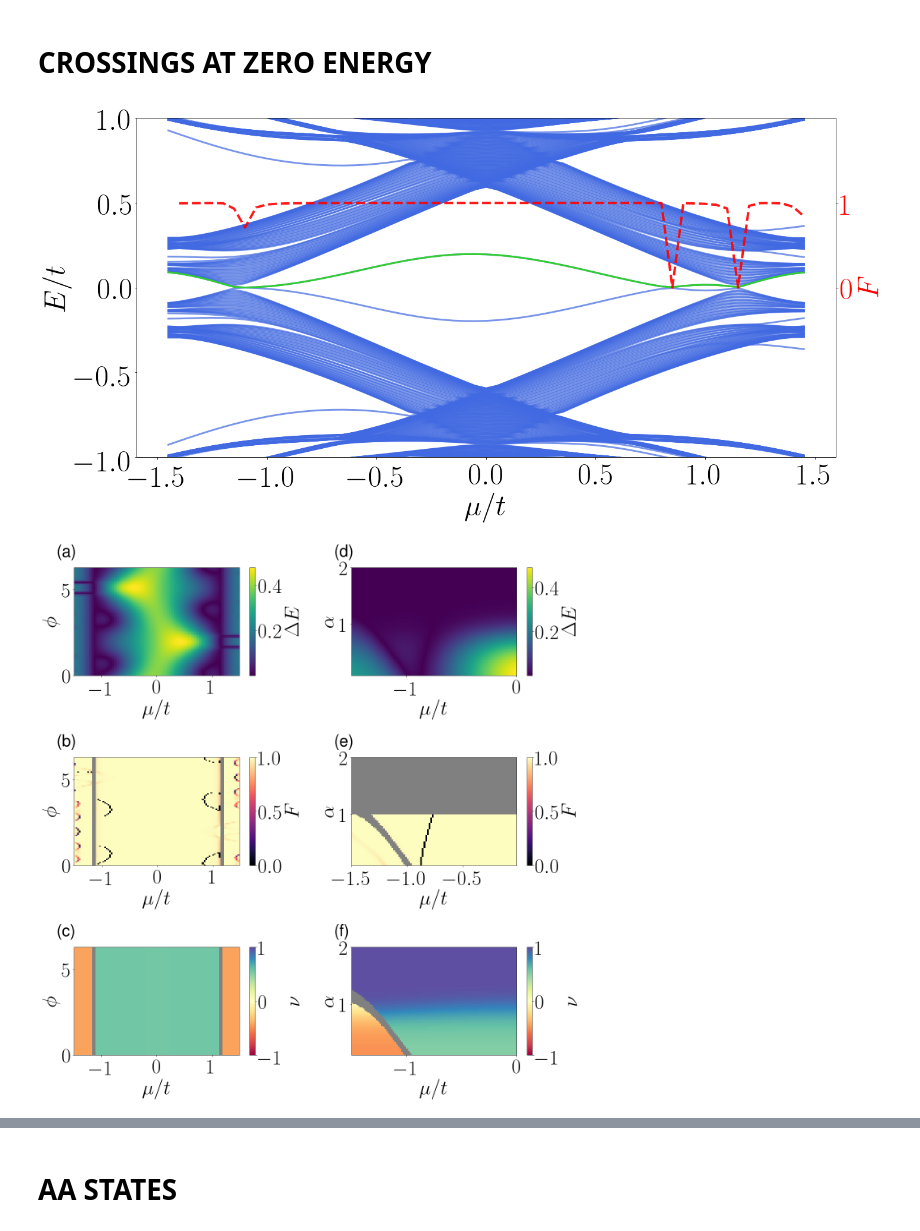
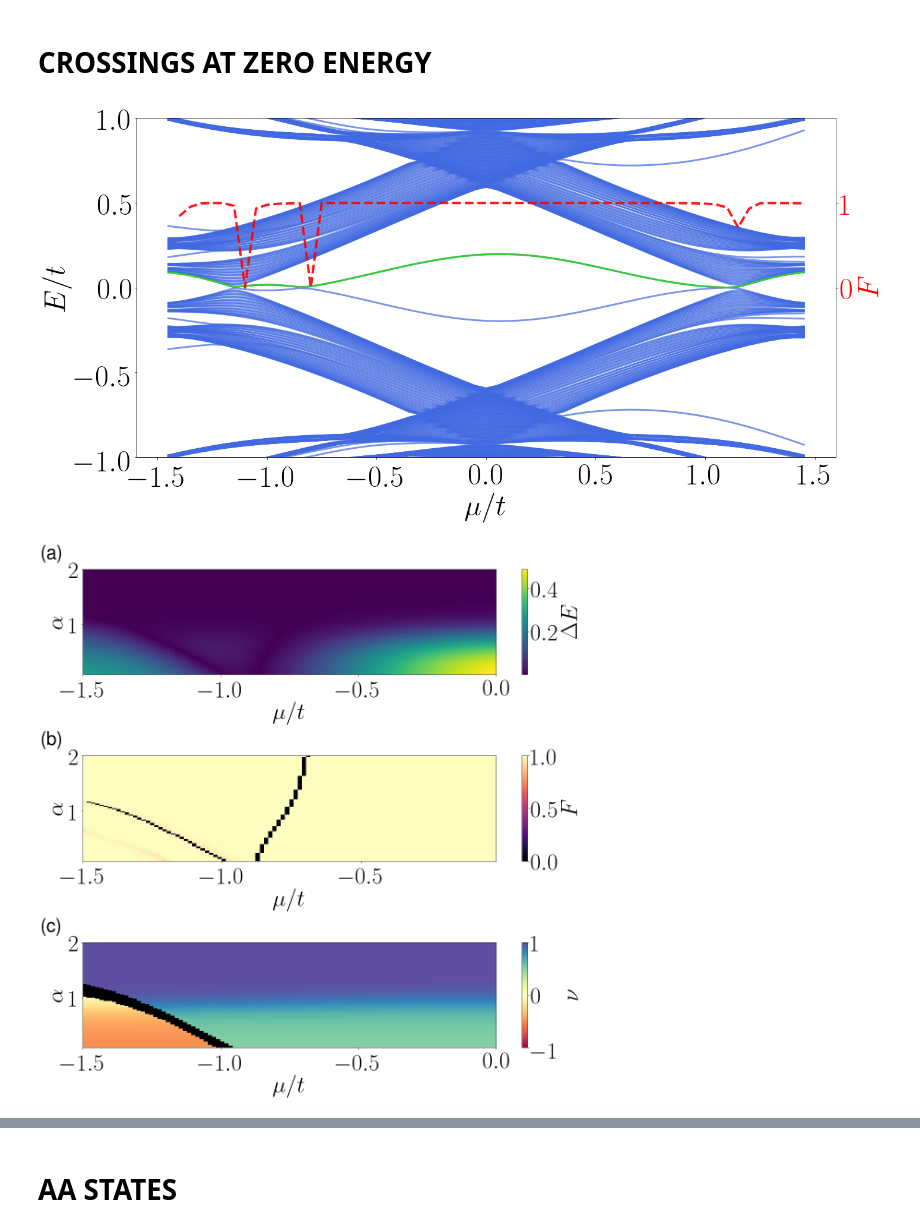
Before and after one commit to jfraxanet/Topo_LR_Kitaev_AAH, a Jupyter notebook: figures.ipynb, the cells around one changed output, grey strips where cells are left out. Drawn from its saved outputs; the diff is of its cells as text; code cells hidden in the pictures.

Commit message:
figures code update

```diff
--- a/figures.ipynb
+++ b/figures.ipynb
@@ -2,9 +2,9 @@
 import sys
 import os
 root = os.path.dirname(os.path.dirname(os.path.dirname(os.path.dirname(os.path.dirname(sys.argv[0])))))
-path_data = root + "/Documents/GitHub/Topo_LR_Kitaev_AAH/data_paper/"
-path_figures = root + "/Documents/GitHub/Topo_LR_Kitaev_AAH/figures_paper/"
-sys.path.append(root + "/Documents/GitHub/Topo_LR_Kitaev_AAH/")
+path_data = root + "/Documents/GitHub/Kitaev_LR_QP/data/topo/data_paper/"
+path_figures = root + "/Documents/GitHub/Kitaev_LR_QP/figures/topo/figures_paper/"
+sys.path.append(root + "/Documents/GitHub/Kitaev_LR_QP/")
 
 import numpy as np
 import matplotlib.pyplot as plt
@@ -17,8 +17,9 @@ import matplotlib.gridspec as gridspec
 from matplotlib.ticker import (MultipleLocator, FormatStrFormatter,
                                AutoMinorLocator)
 
-from Topo_LR_Kitaev_AAH.Hamiltonians import *
-from Topo_LR_Kitaev_AAH.Winding_num import *
+from Kitaev_LR_QP.Hamiltonians import *
+from Kitaev_LR_QP.Winding_num import *
+from Kitaev_LR_QP.plots import *
 
 fs = 50
 plt.rc('xtick',labelsize=fs)
@@ -302,7 +301,7 @@ Fn1, Fn = Fibonacci(it)
 length = 1
 
 mu_list = np.arange(-1.5,1.5,0.05)[1:]
-phase_list = [0]
+phase_list = [np.pi]
 
 for phase in phase_list:
 
@@ -334,7 +333,7 @@ for phase in phase_list:
     plt.tight_layout()
     plt.savefig(path_figures + 'quantum_fidelity_crossing.pdf')
 # %% [output]
-[figure, old version]
+[figure, new version]
 # %%
 it= 12
 Fn1, Fn = Fibonacci(it)
@@ -349,43 +348,7 @@ crossings_mu_phase = np.load(path_data + 'crossings/crossings_mu_phi.npy')
 overlap_mu_phase = np.load(path_data + 'crossings/overlap1_mu_phi.npy')
 wn_mu_phase = np.load(path_data + 'crossings/wn_phi_mu.npy')
 
-fig, axes = plt.subplots(nrows=3, ncols=2, sharex=False, sharey=False, figsize=(20,20))
-
-ax1 = axes[0][0]
-ax1.set_xlabel(r'$\mu/t$', fontsize=fs)
-ax1.set_ylabel(r'$\phi$', fontsize=fs)
-im = ax1.pcolormesh(mu_list, phase_list, crossings_mu_phase, cmap='viridis', rasterized = True)
-cbar = plt.colorbar(im, ax=ax1)
-cbar.ax.set_ylabel(r'$\Delta E$', fontsize=fs)
-
-cmap2 = plt.get_cmap('magma')
-cmap2.set_under('k')
-gap_array = np.load(path_data + 'crossings/gaps_phi_mu.npy')
-for k,mu in enumerate(mu_list[:-1]):
-    for l,phase in enumerate(phase_list):
-        if gap_array[k][l] < gap_th:
-            overlap_mu_phase[k][l] = -2
-
-ax2 = axes[1][0]
-ax2.set_xlabel(r'$\mu/t$', fontsize=fs)
-ax2.set_ylabel(r'$\phi$', fontsize=fs)
-im = ax2.pcolormesh(mu_list[:-1], phase_list, overlap_mu_phase, vmin=0, vmax=1,cmap=cmap2,rasterized = True)
-cbar = plt.colorbar(im, ax=ax2)
-cbar.ax.set_ylabel(r'$F$', fontsize=fs)
-
-cmap = plt.get_cmap('Spectral')
-cmap.set_under('grey')
-for k,mu in enumerate(mu_list):
-    for l,phase in enumerate(phase_list):
-        if gap_array[k][l] < gap_th:
-            wn_mu_phase[k][l] = -2
-
-ax3 = axes[2][0]
-ax3.set_xlabel(r'$\mu/t$', fontsize=fs)
-ax3.set_ylabel(r'$\phi$', fontsize=fs)
-im = ax3.pcolormesh(mu_list, phase_list, wn_mu_phase, cmap=cmap, vmin=-1, vmax=1, rasterized = True)
-cbar = plt.colorbar(im, ax=ax3)
-cbar.ax.set_ylabel(r'$\nu$', fontsize=fs)
+fig, axes = plt.subplots(nrows=3, ncols=1, sharex=False, sharey=False, figsize=(17,17))
 
 alpha_list = np.linspace(0.1,2,100)
 mu_list = np.linspace(-1.5,0,100)
@@ -394,49 +357,39 @@ crossings_alpha_mu = np.load(path_data + 'crossings/crossings_mu_alpha.npy')
 overlap_alpha_mu = np.load(path_data + 'crossings/overlap1_mu_alpha.npy')
 wn_alpha_mu = np.load(path_data + 'crossings/wn_mu_alpha.npy')
 
-ax1 = axes[0][1]
+ax1 = axes[0]
 ax1.set_xlabel(r'$\mu/t$', fontsize=fs)
 ax1.set_ylabel(r'$\alpha$', fontsize=fs)
 im = ax1.pcolormesh(mu_list, alpha_list, crossings_alpha_mu, cmap='viridis', rasterized = True)
 cbar = plt.colorbar(im, ax=ax1)
 cbar.ax.set_ylabel(r'$\Delta E$', fontsize=fs)
 
-cmap2 = plt.get_cmap('magma')
-cmap2.set_under('grey')
-gap_array = np.load(path_data + 'crossings/gaps_mu_alpha.npy')
-for l,mu in enumerate(mu_list[:-1]):
-    for k,alpha in enumerate(alpha_list):
-        if alpha>1:
-            overlap_alpha_mu[k][l] = -2
-        if gap_array[k][l] < gap_th:
-            overlap_alpha_mu[k][l] = -2
-
-ax2 = axes[1][1]
+ax2 = axes[1]
 ax2.set_xlabel(r'$\mu/t$', fontsize=fs)
 ax2.set_ylabel(r'$\alpha$', fontsize=fs)
-im = ax2.pcolormesh(mu_list[:-1], alpha_list, overlap_alpha_mu, vmin=0, vmax=1, cmap=cmap2, rasterized = True)
+im = ax2.pcolormesh(mu_list[:-1], alpha_list, overlap_alpha_mu, vmin=0, vmax=1, cmap='magma', rasterized = True)
 cbar = plt.colorbar(im, ax=ax2)
 cbar.ax.set_ylabel(r'$F$', fontsize=fs)
 
 cmap = plt.get_cmap('Spectral')
-cmap.set_under('grey')
+cmap.set_under('k')
 gap_array = np.load(path_data + 'crossings/gaps_mu_alpha.npy')
 for k,mu in enumerate(mu_list):
     for l,alpha in enumerate(alpha_list):
         if gap_array[k][l] < gap_th:
             wn_alpha_mu[k][l] = -2
 
-ax3 = axes[2][1]
+ax3 = axes[2]
 ax3.set_xlabel(r'$\mu/t$', fontsize=fs)
 ax3.set_ylabel(r'$\alpha$', fontsize=fs)
 im = ax3.pcolormesh(mu_list, alpha_list, wn_alpha_mu, cmap=cmap, vmin=-1, vmax=1, rasterized = True)
 cbar = plt.colorbar(im, ax=ax3)
 cbar.ax.set_ylabel(r'$\nu$', fontsize=fs)
 
 for ax,lab in zip(axes.T.flat, ['(a)', '(b)', '(c)','(d)', '(e)', '(f)']):
     ax.text(-0.1, 1.1, lab, transform=ax.transAxes, size=40, weight='bold', family='STIXGeneral')
 
 plt.tight_layout()
 fig.savefig(path_figures + 'crossings_mu.pdf')
 # %% [output]
-[figure, old version]
+[figure, new version]
```
Also changed, not shown: parts of 4 cells of this notebook, 5 other files.
